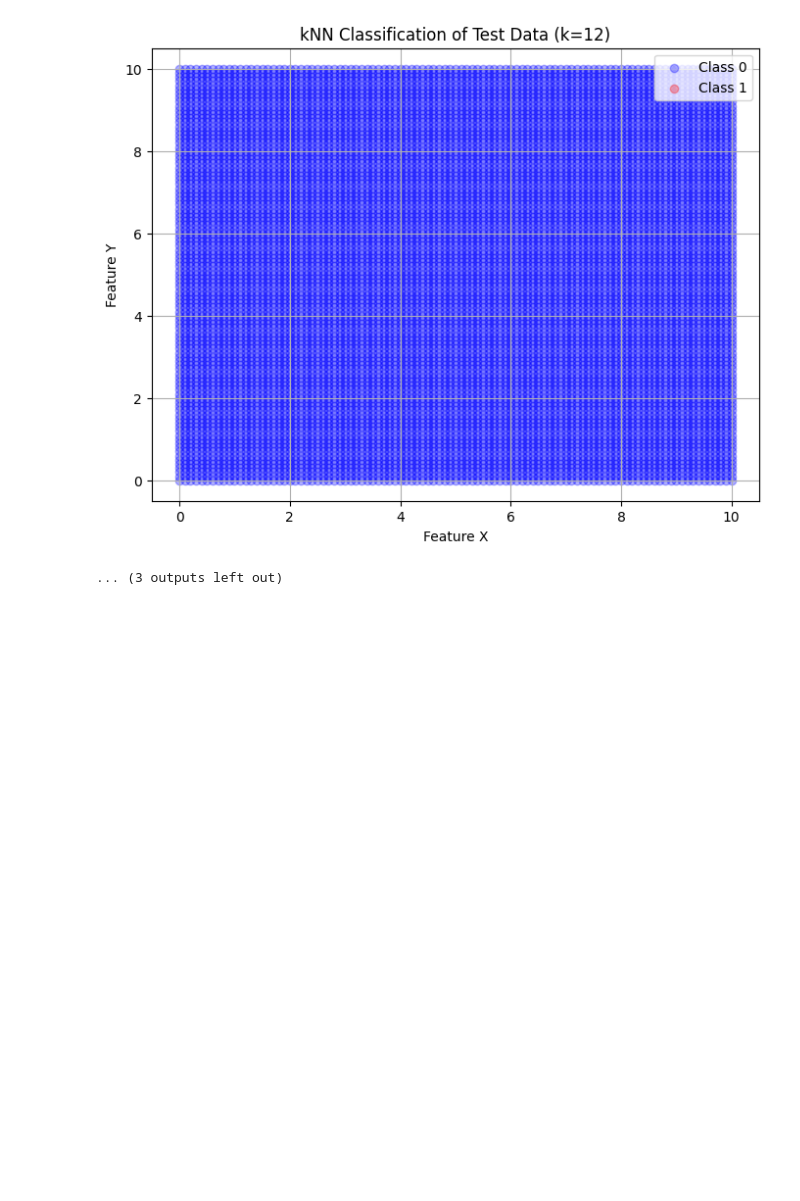
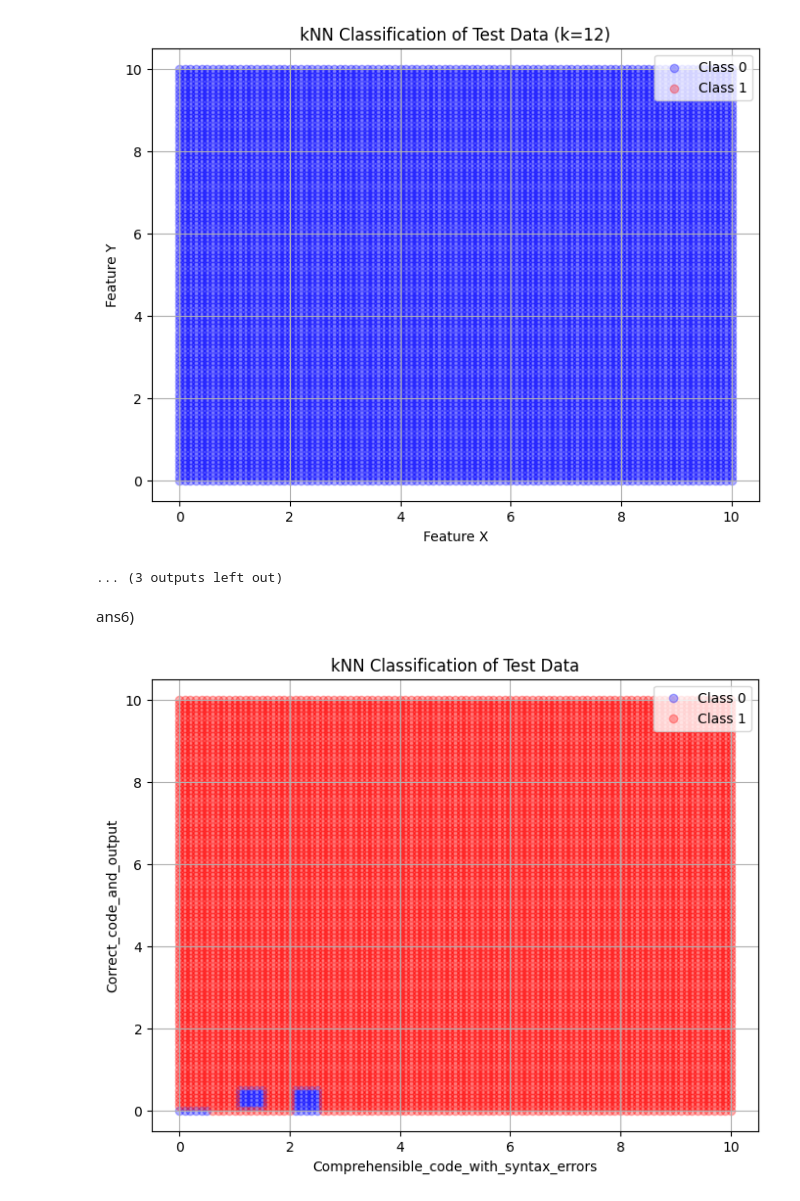
Before and after one commit to Hitesh918/machineLearning, a Jupyter notebook: lab4.ipynb, the cells around one changed output. Drawn from its saved outputs; the diff is of its cells as text; code cells hidden in the pictures; blank space fills up the shorter version.

```diff
--- a/lab4.ipynb
+++ b/lab4.ipynb
@@ -317,3 +319,50 @@ for k in range(1, 16):
 [figure]
 [figure]
 ... (3 outputs left out)
+# %% [markdown]
+ans6)
+# %%
+#reading dataset
+df = pd.read_excel('dataset.xlsx')
+#filling missing values useing pad method
+df = df.fillna(method='pad')
+
+#cropping the dataframe on which we have to work on
+df = df.iloc[:, 4:10]
+#if final score is more than 5 , target value will be 1 , else 0 , these will be the 2 classes
+target = [(0 if data < 5 else 1) for data in df['Final_Marks']]
+df = df.drop('Final_Marks', axis=1)
+df['Target'] = target
+
+#selecting required features
+df = df[['Comprehensible_code_with_syntax_errors', 'Correct_code_and_output','Target']]
+test_data = pd.DataFrame({
+    'Comprehensible_code_with_syntax_errors': X_test.ravel(),
+    'Correct_code_and_output': Y_test.ravel()
+})
+
+#making a instance of the utility class , with k value 3
+model = KNeighborsClassifier(n_neighbors=3)
+#training the model , 2 selected features will be X_train and target column will be Y_train
+model.fit(df[['Comprehensible_code_with_syntax_errors', 'Correct_code_and_output']], df['Target'])
+
+# Classify the test data
+test_data['Class'] = model.predict(test_data[['Comprehensible_code_with_syntax_errors', 'Correct_code_and_output']])
+
+# Plotting
+plt.figure(figsize=(8, 6))
+plt.scatter(test_data['Comprehensible_code_with_syntax_errors'][test_data['Class'] == 0],
+            test_data['Correct_code_and_output'][test_data['Class'] == 0],
+            color='blue', label='Class 0', alpha=0.3)
+plt.scatter(test_data['Comprehensible_code_with_syntax_errors'][test_data['Class'] == 1],
+            test_data['Correct_code_and_output'][test_data['Class'] == 1],
+            color='red', label='Class 1', alpha=0.3)
+
+plt.xlabel('Comprehensible_code_with_syntax_errors')
+plt.ylabel('Correct_code_and_output')
+plt.title('kNN Classification of Test Data')
+plt.legend()
+plt.grid(True)
+plt.show()
+# %% [output]
+[figure, added]
```
Also changed, not shown: parts of 4 cells of this notebook.
